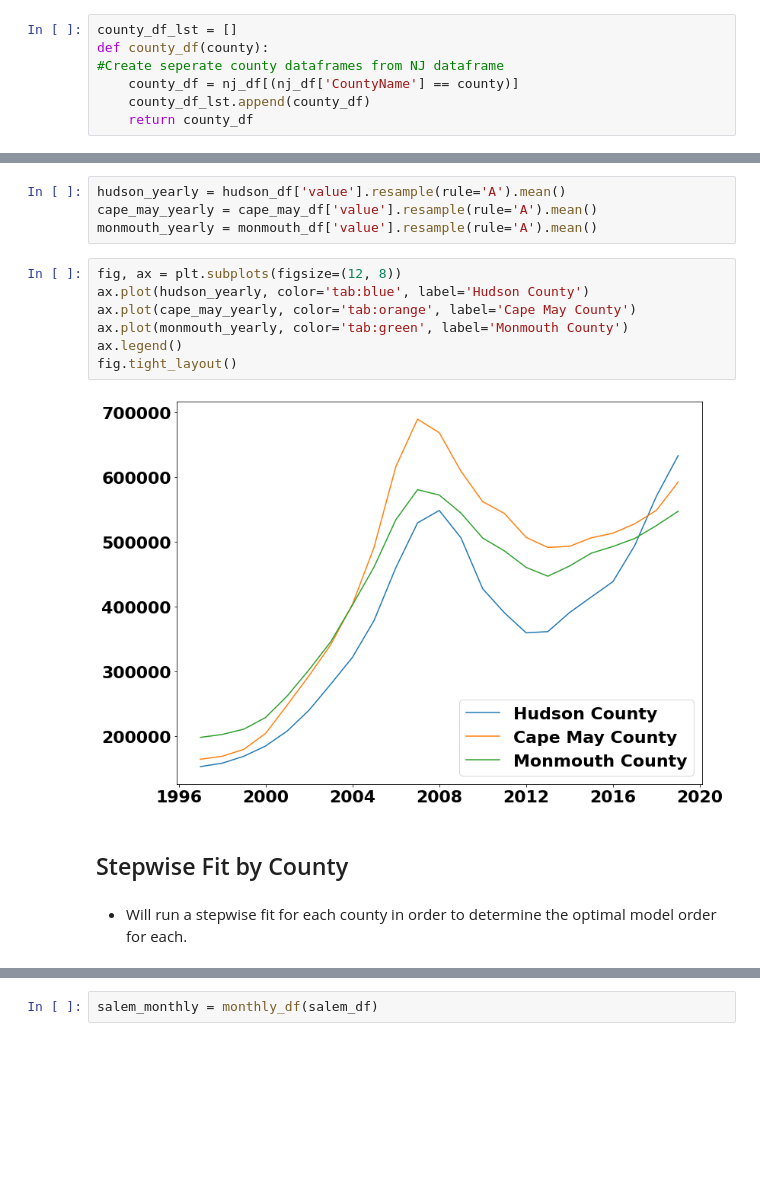
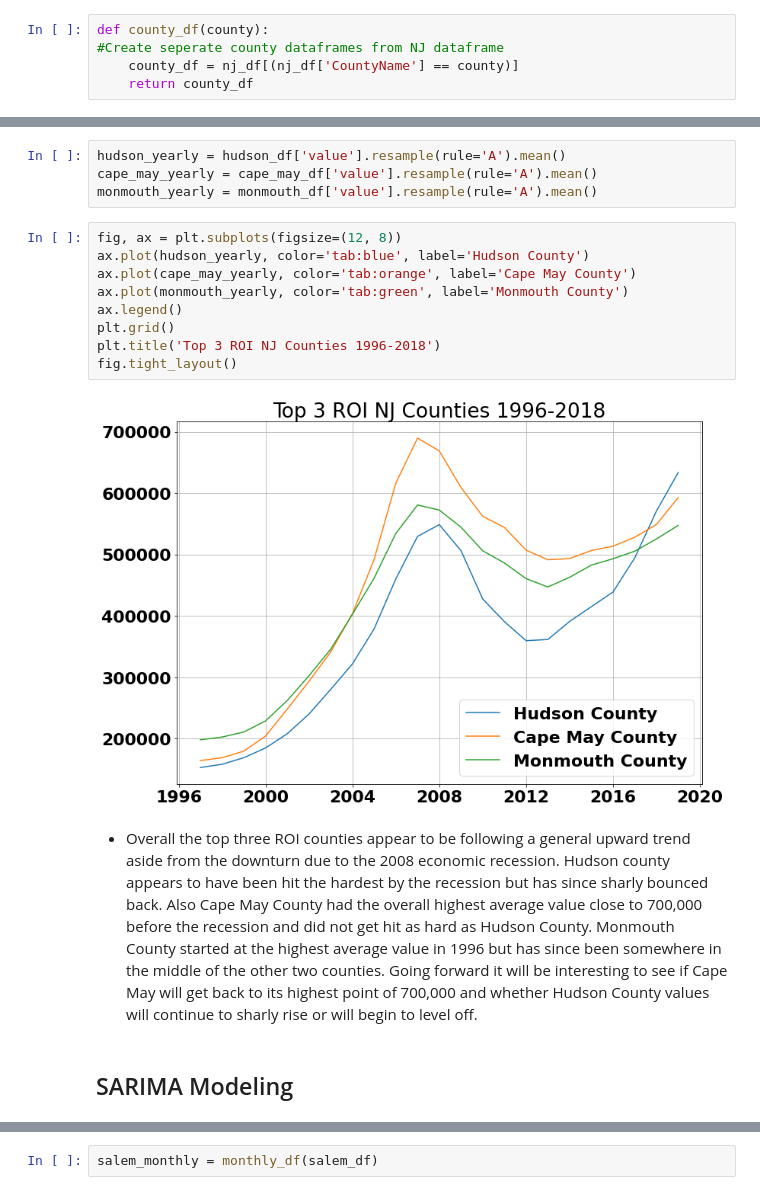
Before and after one commit to jmg0144/Zillow-Time-Series-Analysis, a Jupyter notebook: zillow-time-series-analysis.ipynb, the cells around one changed output, grey strips where cells are left out. Drawn from its saved outputs; the diff is of its cells as text; blank space fills up the shorter version.

```diff
--- a/zillow-time-series-analysis.ipynb
+++ b/zillow-time-series-analysis.ipynb
@@ -245,10 +231,8 @@ array(['Hudson', 'Ocean', 'Middlesex', 'Somerset', 'Monmouth', 'Passaic',
 # %% [markdown]
 ### Hudson County Analysis
 # %%
-county_df_lst = []
 def county_df(county):
 #Create seperate county dataframes from NJ dataframe
     county_df = nj_df[(nj_df['CountyName'] == county)]
-    county_df_lst.append(county_df)
     return county_df
 # %%
@@ -803,13 +751,15 @@ monmouth_yearly = monmouth_df['value'].resample(rule='A').mean()
 # %%
 fig, ax = plt.subplots(figsize=(12, 8))
 ax.plot(hudson_yearly, color='tab:blue', label='Hudson County')
 ax.plot(cape_may_yearly, color='tab:orange', label='Cape May County')
 ax.plot(monmouth_yearly, color='tab:green', label='Monmouth County')
 ax.legend()
+plt.grid()
+plt.title('Top 3 ROI NJ Counties 1996-2018')
 fig.tight_layout()
 # %% [output]
-[figure, old version]
+[figure, new version]
-# %% [markdown]
-## Stepwise Fit by County
-# %% [markdown]
- - Will run a stepwise fit for each county in order to determine the optimal model order for each.
+# %% [markdown]
+ - Overall the top three ROI counties appear to be following a general upward trend aside from the downturn due to the 2008 economic recession. Hudson county appears to have been hit the hardest by the recession but has since sharly bounced back. Also Cape May County had the overall highest average value close to 700,000 before the recession and did not get hit as hard as Hudson County. Monmouth County started at the highest average value in 1996 but has since been somewhere in the middle of the other two counties. Going forward it will be interesting to see if Cape May will get back to its highest point of 700,000 and whether Hudson County values will continue to sharly rise or will begin to level off.
+# %% [markdown]
+## SARIMA Modeling
```
Also changed, not shown: parts of 231 cells of this notebook.
